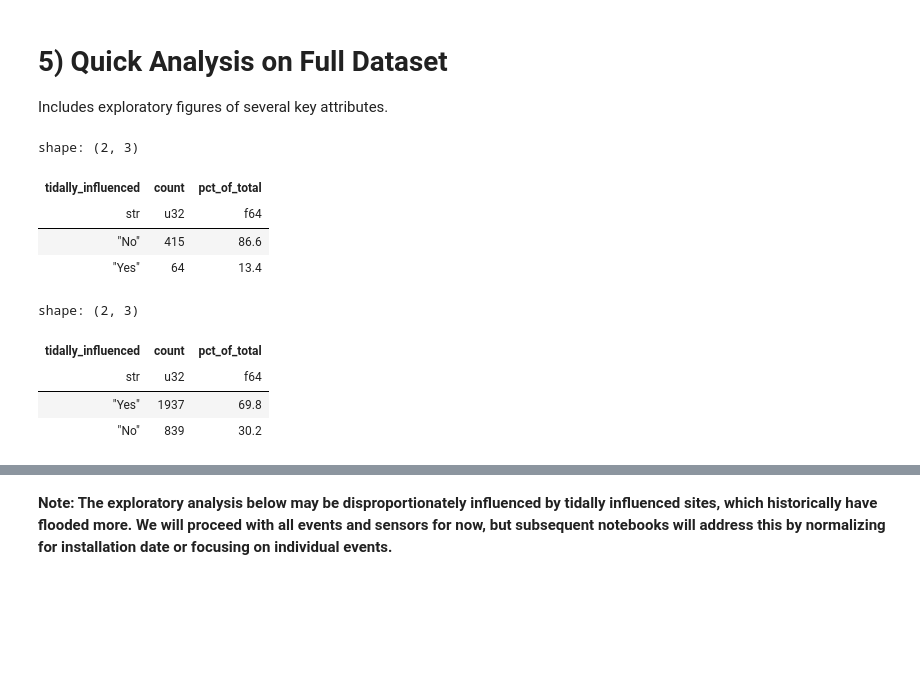
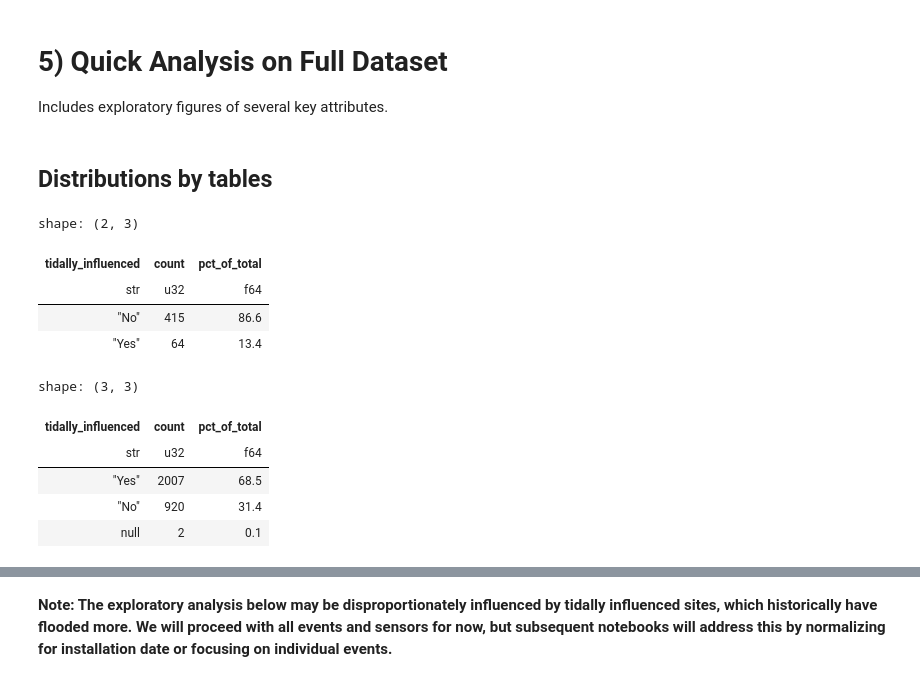
Before and after one commit to mebauer/floodnet-nyc-tutorial, a Jupyter notebook: 01-load-inspect.ipynb, the cells around one changed output, grey strips where cells are left out. Drawn from its saved outputs; the diff is of its cells as text; code cells hidden in the pictures; blank space fills up the shorter version.

```diff
--- a/01-load-inspect.ipynb
+++ b/01-load-inspect.ipynb
@@ -971,4 +1033,6 @@ shape: (5, 9)
 # %% [markdown]
 # 5) Quick Analysis on Full Dataset
 Includes exploratory figures of several key attributes.
+# %% [markdown]
+## Distributions by tables
 # %%
@@ -987,23 +1050,23 @@ shape: (2, 3)
 | "No" | 415 | 86.6 |
 | "Yes" | 64 | 13.4 |
 # %%
-# flood events tables
+# distrubution of tidally_influenced flood events
 
 # shape of dataframe
 total = merged_df.shape[0]
 
 # calculate counts
 (merged_df.get_column('tidally_influenced')
     .value_counts(sort=True)
-    .head(10)
     .with_columns(
         (pl.col('count') / total * 100).round(1).alias('pct_of_total')
     )
 )
 # %% [output]
-shape: (2, 3)
+shape: (3, 3)
 | tidally_influenced | count | pct_of_total |
 | str | u32 | f64 |
-| "Yes" | 1937 | 69.8 |
-| "No" | 839 | 30.2 |
+| "Yes" | 2007 | 68.5 |
+| "No" | 920 | 31.4 |
+| null | 2 | 0.1 |
 # %%
```
Also changed, not shown: parts of 40 cells of this notebook, 3 other files.
